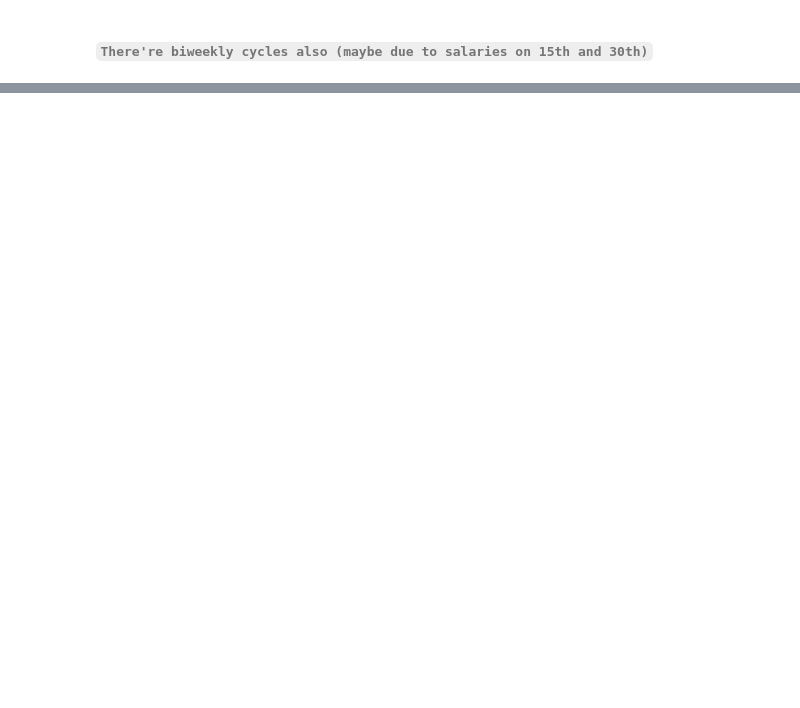
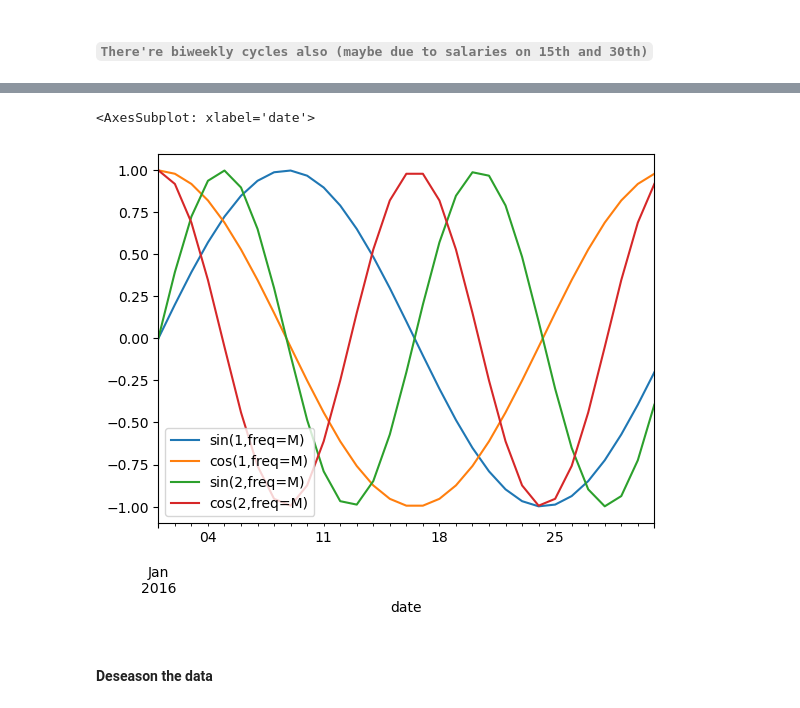
Before and after one commit to ximfac/store_sales, a Jupyter notebook: train_and_eval.ipynb, the cells around one changed output, grey strips where cells are left out. Cells and saved outputs as stored; diff of their text form; code cells hidden in the pictures; blank space fills up the shorter version.

Commit message:
Add seasons

```diff
--- a/train_and_eval.ipynb
+++ b/train_and_eval.ipynb
@@ -102,2 +121,4 @@ plot_periodogram(fl.loc[fl.family == cols[9], 'sales'].dropna())
 # %% [markdown]
 ###### `There're biweekly cycles also (maybe due to salaries on 15th and 30th)`
+# %%
+y = full.groupby(['date', 'store_nbr', 'family'])['sales'].mean().unstack(['store_nbr', 'family'])
@@ -103,0 +127,7 @@ plot_periodogram(fl.loc[fl.family == cols[9], 'sales'].dropna())
+# %%
+fourier1 = CalendarFourier(freq='y', order=2)
+fourier2 = CalendarFourier(freq='m', order=2)
+# %%
+dp = DeterministicProcess(y.index, order = 1, seasonal=True, additional_terms=[fourier1, fourier2])
+# %%
+X = dp.in_sample()
@@ -103,0 +140,8 @@ plot_periodogram(fl.loc[fl.family == cols[9], 'sales'].dropna())
+# %%
+#monthly and biweekly
+X.loc['2016-01', X.columns[-4:]].plot()
+# %% [output]
+<AxesSubplot: xlabel='date'>
+[figure, added]
+# %% [markdown]
+#### Deseason the data
```
Also changed, not shown: parts of 30 cells of this notebook, 1 other file.
